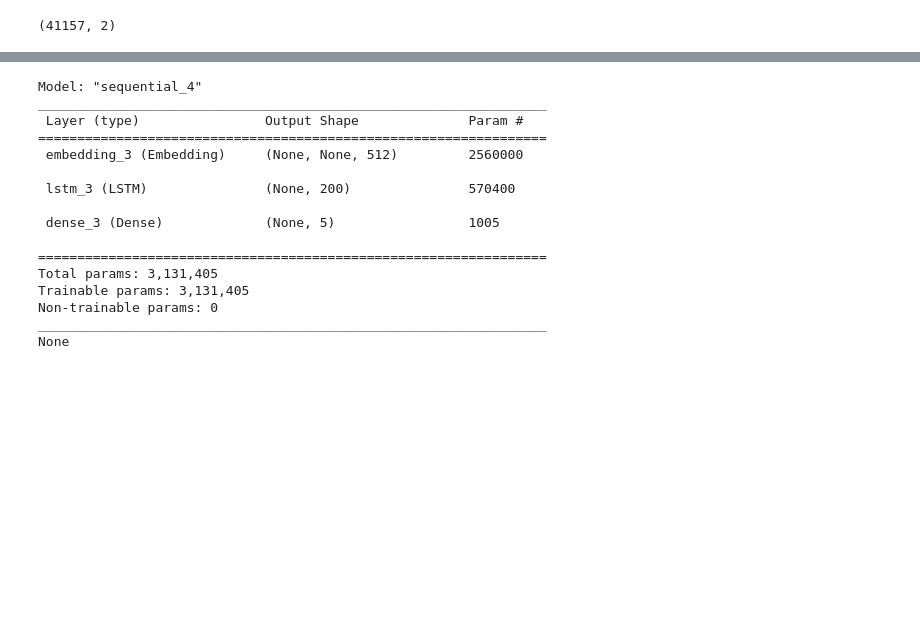
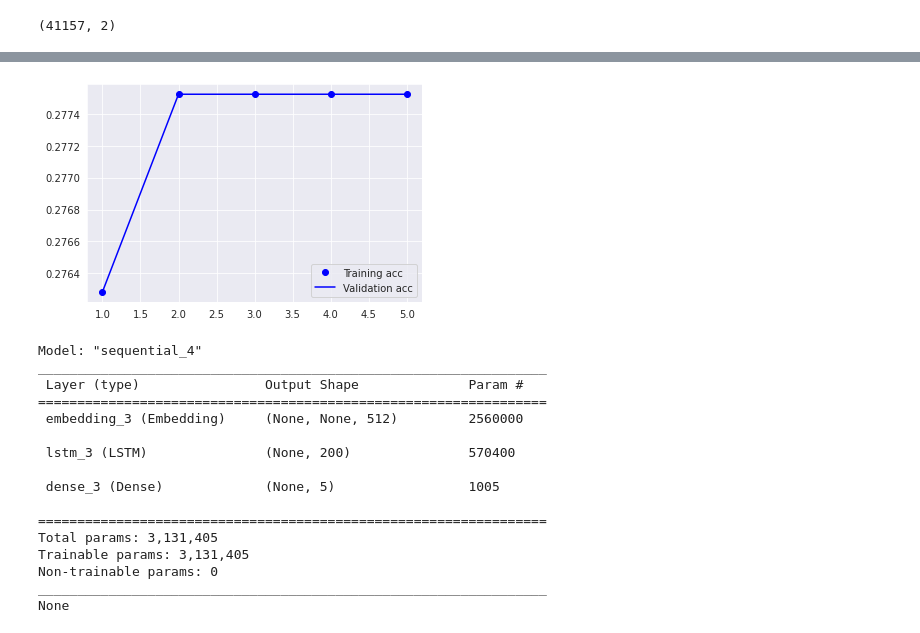
Before and after one commit to suchirmm/tweet-analysis, a Jupyter notebook: corona_tweets.ipynb, the cells around one changed output, grey strips where cells are left out. Cells and saved outputs as stored; diff of their text form; code cells hidden in the pictures; blank space fills up the shorter version.

```diff
--- a/corona_tweets.ipynb
+++ b/corona_tweets.ipynb
@@ -681,0 +666,19 @@ array([2, 3, 0, 1, 4])
+# %%
+# To deal with the multi class problem
+# It has to become a sparse vector
+'''
+label_encoder = preprocessing.LabelEncoder()
+y_train = label_encoder.fit_transform(y_train)
+y_test = label_encoder.fit_transform(y_test)
+
+
+ytrain_encode = np_utils.to_categorical(y_train)
+ytest_encode = np_utils.to_categorical(y_test)
+'''
+
+
+# This can also be used
+# Different pipeline though
+
+y_train = pd.get_dummies(y_train).values
+y_test = pd.get_dummies(y_test).values
@@ -698,9 +705,10 @@ model.compile(loss='sparse_categorical_crossentropy', optimizer='adam',metrics=[
 '''
 # %%
 model = Sequential()
-model.add(Embedding(len(word_index) + 1,
+model.add(Embedding(5000 + 1,
                      EMBEDDING_DIMENSION))
-model.add(LSTM(32))
-model.add(Dense(64, activation='relu'))
+model.add(LSTM(256))
+model.add(Dense(1024, activation='relu'))
+model.add(Dense(1024, activation='relu'))
 model.add(Dense(5, activation = 'softmax'))
-model.compile(loss='sparse_categorical_crossentropy', optimizer='adam',metrics=['accuracy'])
+model.compile(loss='categorical_crossentropy', optimizer='adam',metrics=['accuracy'])
@@ -711,5 +715,5 @@ y_train.shape
 # %%
-num_epochs = 3
+num_epochs = 5
 history = model.fit(X_train_padded, y_train,
                     batch_size = 128, epochs=num_epochs,
                     validation_data=(X_test_padded, y_test), verbose=2)
@@ -723,3 +731,20 @@ Epoch 3/3
+# %%
+acc = history.history['accuracy']
+val_acc = history.history['val_accuracy']
+
+loss = history.history['loss']
+val_loss = history.history['val_loss']
+
+epochs = range(1, len(acc) + 1)
+
+
+plt.figure()
+plt.plot(epochs, acc, 'bo', label = 'Training acc')
+plt.plot(epochs, acc, 'b', label =  'Validation acc')
+plt.legend()
+plt.show()
+# %% [output]
+[figure, added]
 # %%
 
 embed_dim = 512
```
Also changed, not shown: parts of 30 cells of this notebook.
